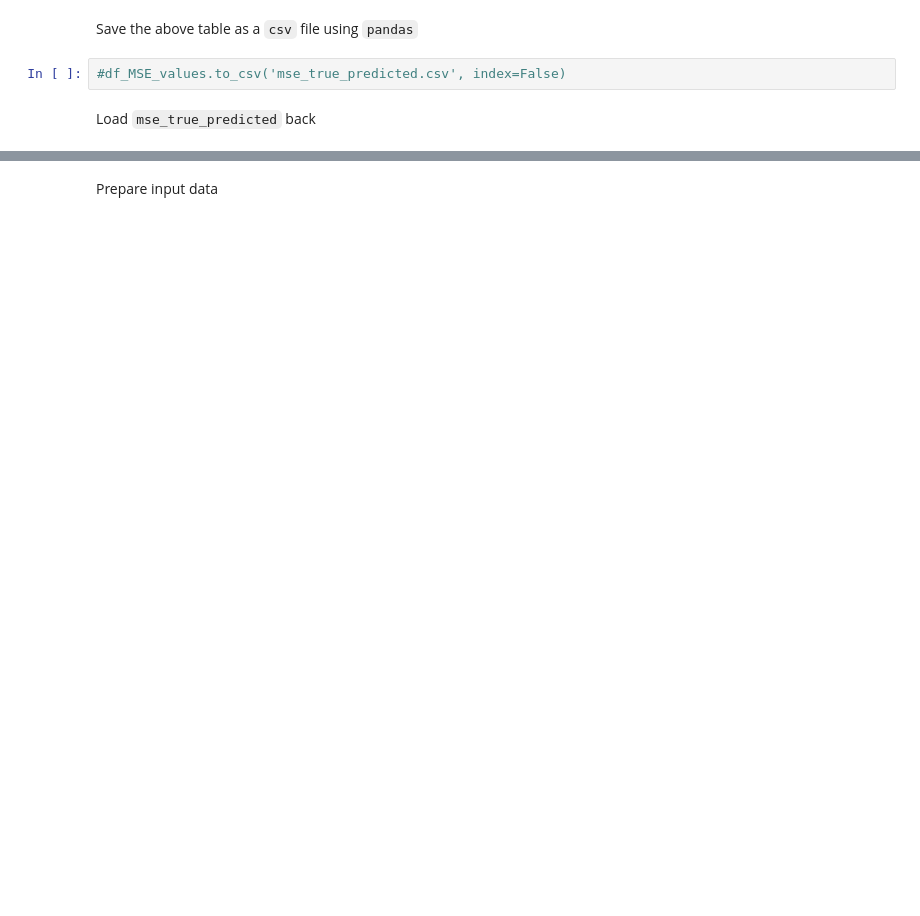
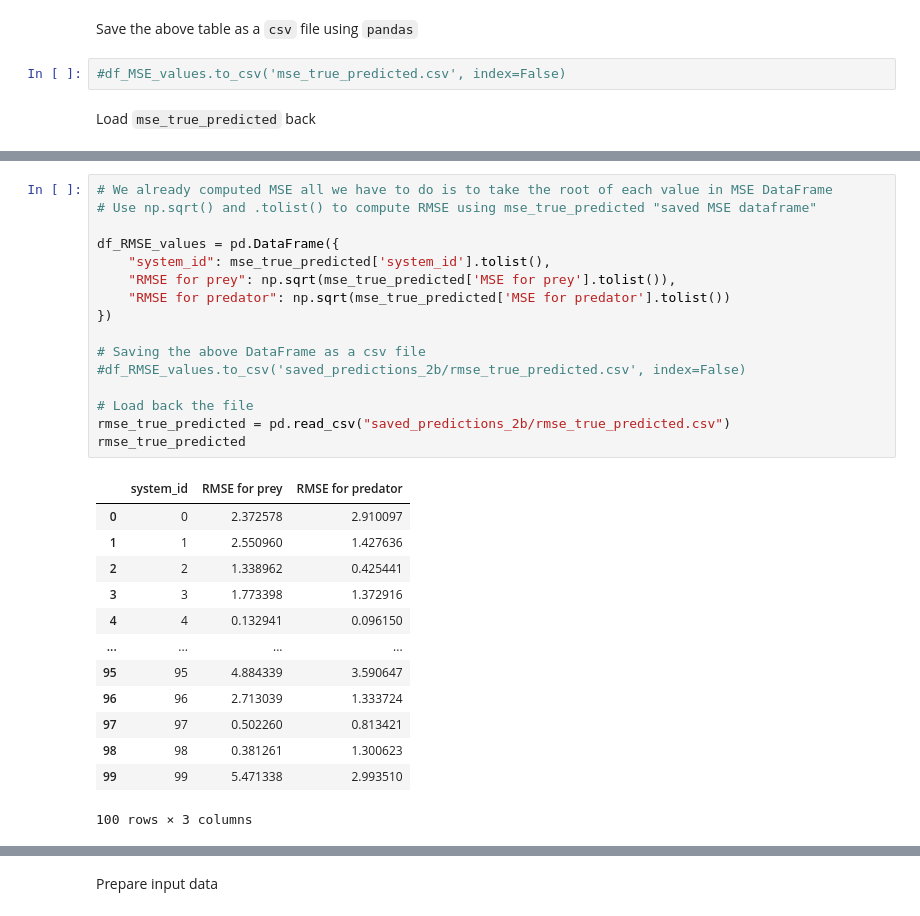
Before and after one commit to MatteoMancini01/M2_Cw, a Jupyter notebook: notebook.ipynb, the cells around one changed output, grey strips where cells are left out. Drawn from its saved outputs; the diff is of its cells as text; blank space fills up the shorter version.

```diff
--- a/notebook.ipynb
+++ b/notebook.ipynb
@@ -745,0 +692,30 @@ plt.show()
+# %%
+# We already computed MSE all we have to do is to take the root of each value in MSE DataFrame
+# Use np.sqrt() and .tolist() to compute RMSE using mse_true_predicted "saved MSE dataframe"
+
+df_RMSE_values = pd.DataFrame({
+    "system_id": mse_true_predicted['system_id'].tolist(),
+    "RMSE for prey": np.sqrt(mse_true_predicted['MSE for prey'].tolist()),
+    "RMSE for predator": np.sqrt(mse_true_predicted['MSE for predator'].tolist())
+})
+
+# Saving the above DataFrame as a csv file
+#df_RMSE_values.to_csv('saved_predictions_2b/rmse_true_predicted.csv', index=False)
+
+# Load back the file
+rmse_true_predicted = pd.read_csv("saved_predictions_2b/rmse_true_predicted.csv")
+rmse_true_predicted
+# %% [output]
+|  | system_id | RMSE for prey | RMSE for predator |
+| 0 | 0 | 2.372578 | 2.910097 |
+| 1 | 1 | 2.550960 | 1.427636 |
+| 2 | 2 | 1.338962 | 0.425441 |
+| 3 | 3 | 1.773398 | 1.372916 |
+| 4 | 4 | 0.132941 | 0.096150 |
+| ... | ... | ... | ... |
+| 95 | 95 | 4.884339 | 3.590647 |
+| 96 | 96 | 2.713039 | 1.333724 |
+| 97 | 97 | 0.502260 | 0.813421 |
+| 98 | 98 | 0.381261 | 1.300623 |
+| 99 | 99 | 5.471338 | 2.993510 |
+100 rows × 3 columns
```
Also changed, not shown: parts of 25 cells of this notebook, 5 other files.
